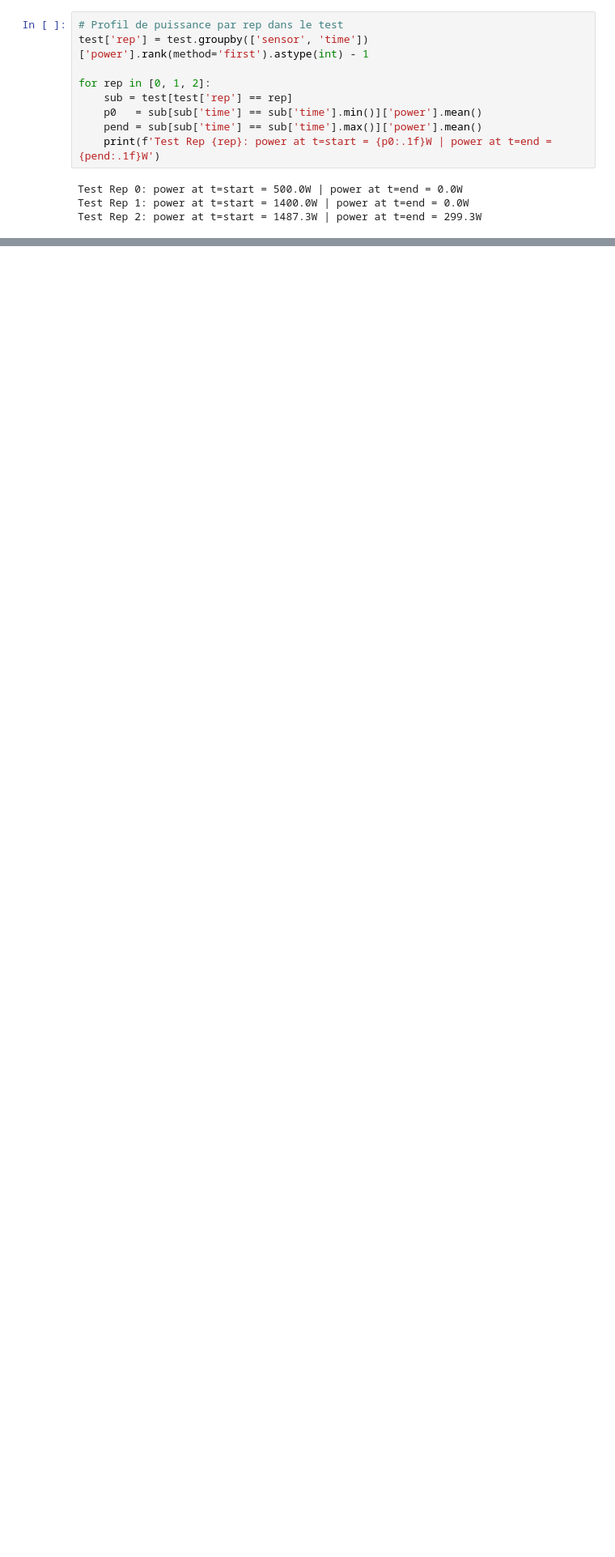
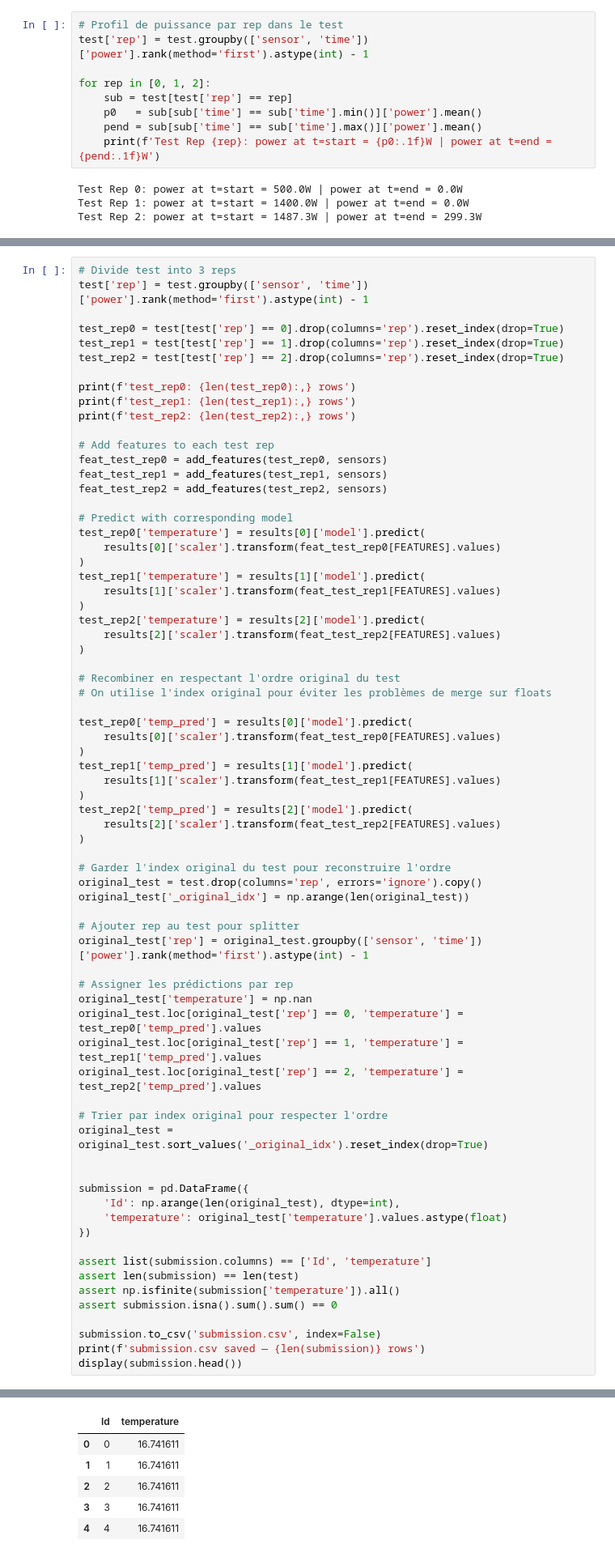
Before and after one commit to NourNaja-leb/IntroML-2026, a Jupyter notebook: ml_project/train_rf_4.933_3_subset.ipynb, the cells around one changed output, grey strips where cells are left out. Shown at 81% size. Saved outputs shown, nothing was run; the diff lists cells and outputs as text; blank space fills up the shorter version.

```diff
--- a/ml_project/train_rf_4.933_3_subset.ipynb
+++ b/ml_project/train_rf_4.933_3_subset.ipynb
@@ -866,0 +1077,72 @@ Test Rep 2: power at t=start = 1487.3W | power at t=end = 299.3W
+# %%
+# Divide test into 3 reps
+test['rep'] = test.groupby(['sensor', 'time'])['power'].rank(method='first').astype(int) - 1
+
+test_rep0 = test[test['rep'] == 0].drop(columns='rep').reset_index(drop=True)
+test_rep1 = test[test['rep'] == 1].drop(columns='rep').reset_index(drop=True)
+test_rep2 = test[test['rep'] == 2].drop(columns='rep').reset_index(drop=True)
+
+print(f'test_rep0: {len(test_rep0):,} rows')
+print(f'test_rep1: {len(test_rep1):,} rows')
+print(f'test_rep2: {len(test_rep2):,} rows')
+
+# Add features to each test rep
+feat_test_rep0 = add_features(test_rep0, sensors)
+feat_test_rep1 = add_features(test_rep1, sensors)
+feat_test_rep2 = add_features(test_rep2, sensors)
+
+# Predict with corresponding model
+test_rep0['temperature'] = results[0]['model'].predict(
+    results[0]['scaler'].transform(feat_test_rep0[FEATURES].values)
+)
+test_rep1['temperature'] = results[1]['model'].predict(
+    results[1]['scaler'].transform(feat_test_rep1[FEATURES].values)
+)
+test_rep2['temperature'] = results[2]['model'].predict(
+    results[2]['scaler'].transform(feat_test_rep2[FEATURES].values)
+)
+
+# Recombiner en respectant l'ordre original du test
+# On utilise l'index original pour éviter les problèmes de merge sur floats
+
+test_rep0['temp_pred'] = results[0]['model'].predict(
+    results[0]['scaler'].transform(feat_test_rep0[FEATURES].values)
+)
+test_rep1['temp_pred'] = results[1]['model'].predict(
+    results[1]['scaler'].transform(feat_test_rep1[FEATURES].values)
+)
+test_rep2['temp_pred'] = results[2]['model'].predict(
+    results[2]['scaler'].transform(feat_test_rep2[FEATURES].values)
+)
+
+# Garder l'index original du test pour reconstruire l'ordre
+original_test = test.drop(columns='rep', errors='ignore').copy()
+original_test['_original_idx'] = np.arange(len(original_test))
+
+# Ajouter rep au test pour splitter
+original_test['rep'] = original_test.groupby(['sensor', 'time'])['power'].rank(method='first').astype(int) - 1
+
+# Assigner les prédictions par rep
+original_test['temperature'] = np.nan
+original_test.loc[original_test['rep'] == 0, 'temperature'] = test_rep0['temp_pred'].values
+original_test.loc[original_test['rep'] == 1, 'temperature'] = test_rep1['temp_pred'].values
+original_test.loc[original_test['rep'] == 2, 'temperature'] = test_rep2['temp_pred'].values
+
+# Trier par index original pour respecter l'ordre
+original_test = original_test.sort_values('_original_idx').reset_index(drop=True)
+
+
+submission = pd.DataFrame({
+    'Id': np.arange(len(original_test), dtype=int),
+    'temperature': original_test['temperature'].values.astype(float)
+})
+
+assert list(submission.columns) == ['Id', 'temperature']
+assert len(submission) == len(test)
+assert np.isfinite(submission['temperature']).all()
+assert submission.isna().sum().sum() == 0
+
+submission.to_csv('submission.csv', index=False)
+print(f'submission.csv saved — {len(submission)} rows')
+display(submission.head())
+# %% [output]
@@ -866,0 +1153,6 @@ Test Rep 2: power at t=start = 1487.3W | power at t=end = 299.3W
+|  | Id | temperature |
+| 0 | 0 | 16.741611 |
+| 1 | 1 | 16.741611 |
+| 2 | 2 | 16.741611 |
+| 3 | 3 | 16.741611 |
+| 4 | 4 | 16.741611 |
```
Also changed, not shown: parts of 14 cells of this notebook, 2 other files.
